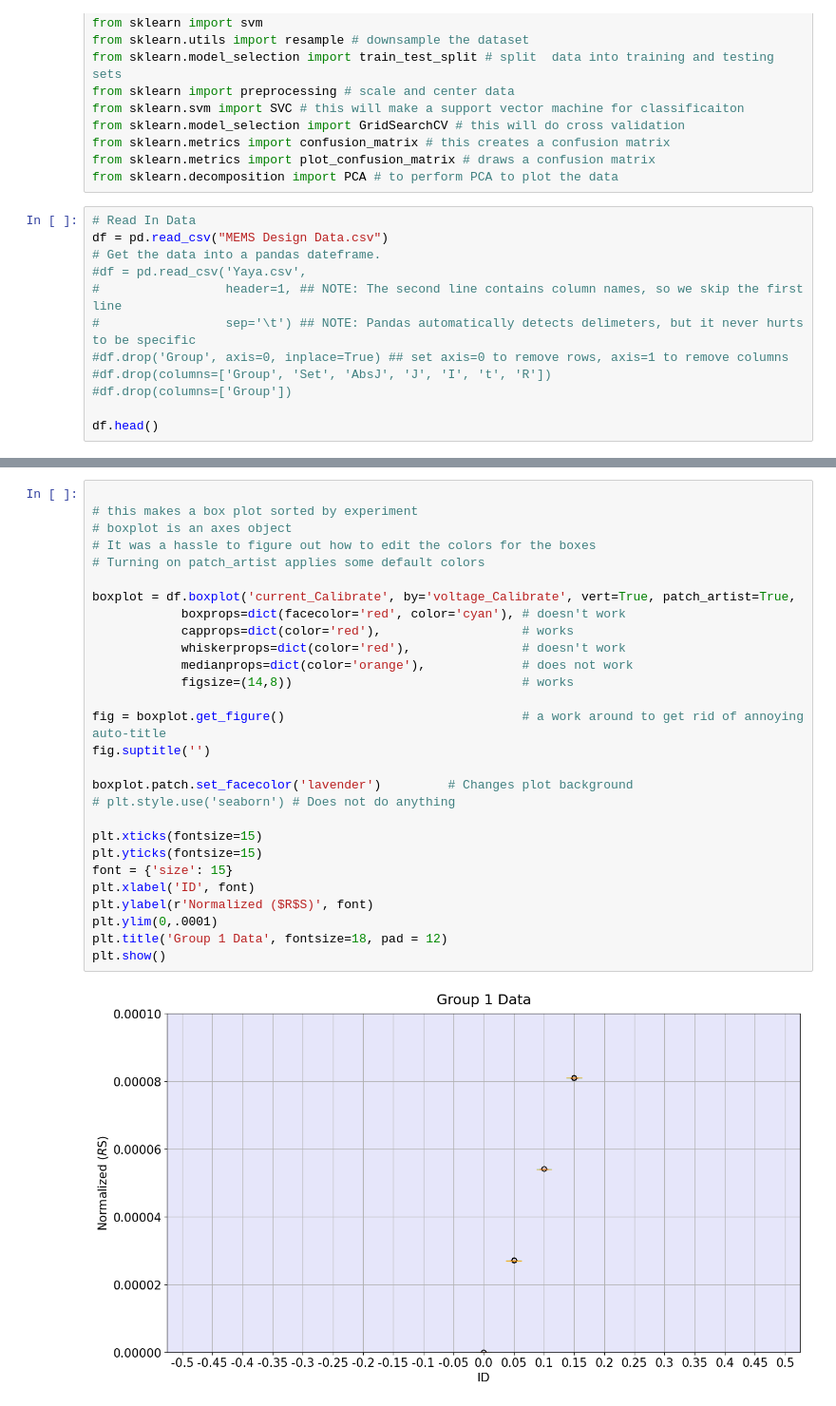
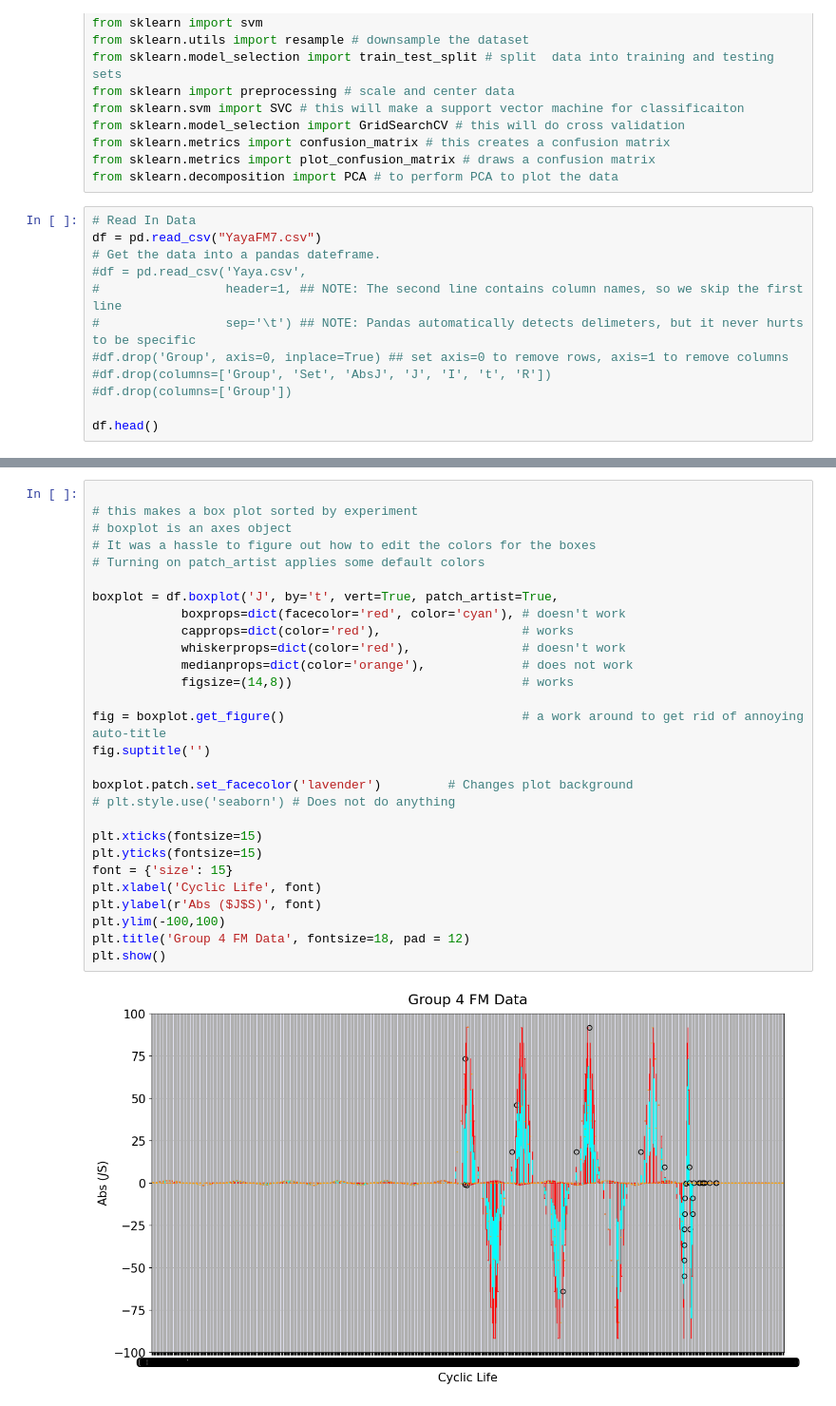
Before and after one commit to yahriels/MEMS-23, a Jupyter notebook: Machine Learning/Data Group 4/CYCLIC LIFE.ipynb, the cells around one changed output, grey strips where cells are left out. Shown: that part at 95% size. Cells and saved outputs as stored; diff of their text form.

```diff
--- a/Machine Learning/Data Group 4/CYCLIC LIFE.ipynb
+++ b/Machine Learning/Data Group 4/CYCLIC LIFE.ipynb
@@ -35,7 +35,7 @@ from sklearn.metrics import plot_confusion_matrix # draws a confusion matrix
 from sklearn.decomposition import PCA # to perform PCA to plot the data
 # %%
 # Read In Data
-df = pd.read_csv("MEMS Design Data.csv")
+df = pd.read_csv("YayaFM7.csv")
 # Get the data into a pandas dateframe.
 #df = pd.read_csv('Yaya.csv',
 #                 header=1, ## NOTE: The second line contains column names, so we skip the first line
@@ -56,30 +55,30 @@ df.head()
 # %%
 
 # this makes a box plot sorted by experiment
 # boxplot is an axes object
 # It was a hassle to figure out how to edit the colors for the boxes
 # Turning on patch_artist applies some default colors
 
-boxplot = df.boxplot('current_Calibrate', by='voltage_Calibrate', vert=True, patch_artist=True,
+boxplot = df.boxplot('J', by='t', vert=True, patch_artist=True,
             boxprops=dict(facecolor='red', color='cyan'), # doesn't work
             capprops=dict(color='red'),                   # works
             whiskerprops=dict(color='red'),               # doesn't work
             medianprops=dict(color='orange'),             # does not work
             figsize=(14,8))                               # works
 
 fig = boxplot.get_figure()                                # a work around to get rid of annoying auto-title
 fig.suptitle('')
 
 boxplot.patch.set_facecolor('lavender')         # Changes plot background
 # plt.style.use('seaborn') # Does not do anything
 
 plt.xticks(fontsize=15)
 plt.yticks(fontsize=15)
 font = {'size': 15}
-plt.xlabel('ID', font)
-plt.ylabel(r'Normalized ($R$S)', font)
-plt.ylim(0,.0001)
-plt.title('Group 1 Data', fontsize=18, pad = 12)
+plt.xlabel('Cyclic Life', font)
+plt.ylabel(r'Abs ($J$S)', font)
+plt.ylim(-100,100)
+plt.title('Group 4 FM Data', fontsize=18, pad = 12)
 plt.show()
 # %% [output]
-[figure, old version]
+[figure, new version]
```
Also changed, not shown: parts of 3 cells of this notebook, 4 other files.
